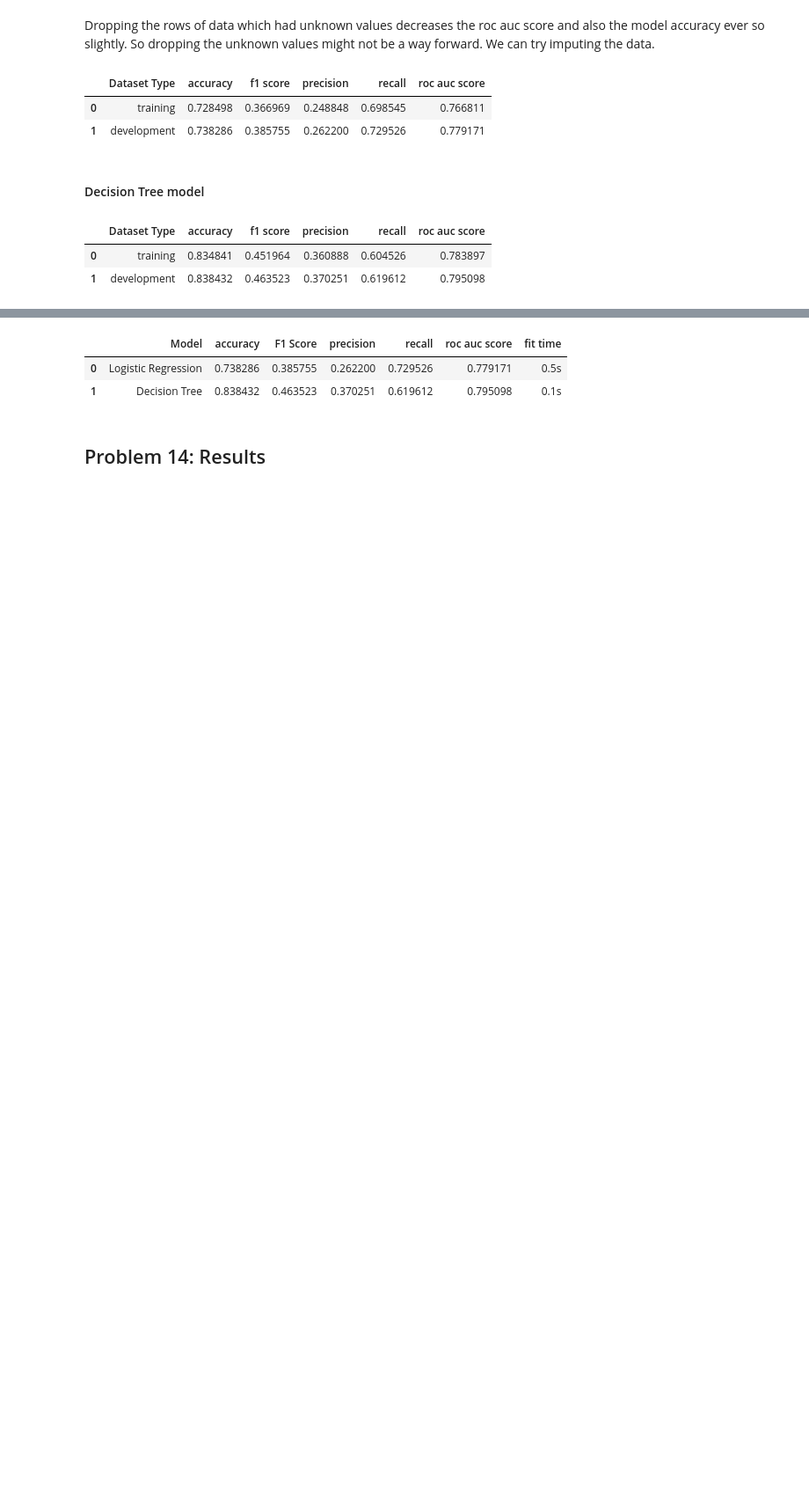
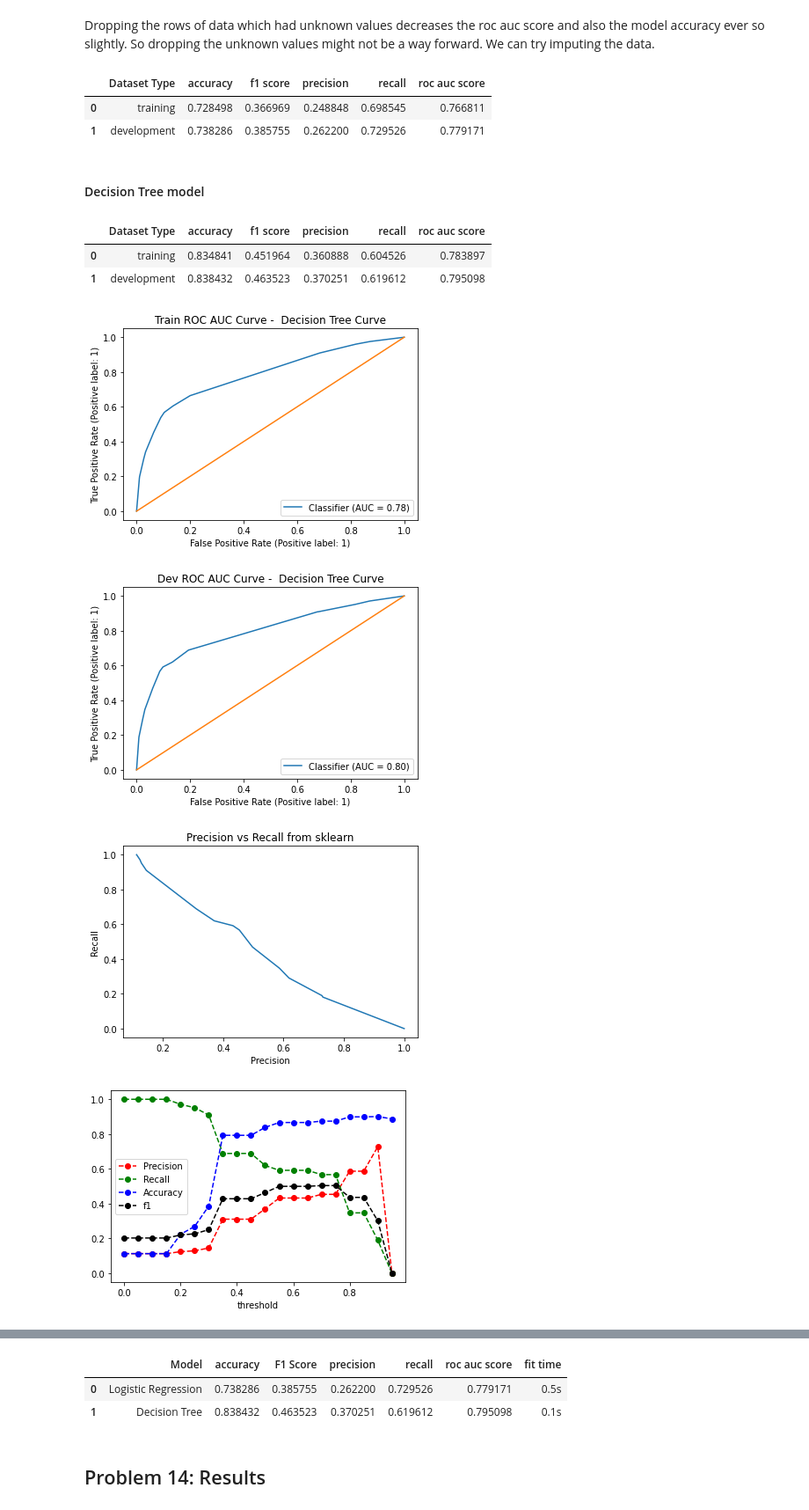
Before and after one commit to R-Madhuram/Marketing-Campaign-Analysis, a Jupyter notebook: prompt_III.ipynb, the cells around one changed output, grey strips where cells are left out. Shown at 88% size. Drawn from its saved outputs; the diff is of its cells as text; code cells hidden in the pictures; blank space fills up the shorter version.

```diff
--- a/prompt_III.ipynb
+++ b/prompt_III.ipynb
@@ -1216,3 +1229,14 @@ DTree_metrics_all_noNull_df
 |  | Dataset Type | accuracy | f1 score | precision | recall | roc auc score |
 | 0 | training | 0.834841 | 0.451964 | 0.360888 | 0.604526 | 0.783897 |
 | 1 | development | 0.838432 | 0.463523 | 0.370251 | 0.619612 | 0.795098 |
+# %%
+# Plotting the results of Decision tree models
+thresholds = np.arange(0, 1, .05)
+DTree_metrics_all_noNull_df = computeAndPlotMetrics(decision_tree_train_all_noNull,decision_tree_train_pred_prob_all_noNull[:,1],
+                              decision_tree_dev_all_noNull,decision_tree_dev_pred_prob_all_noNull[:,1],
+                                  y_dev_noNull,y_train_noNull,thresholds,'Decision Tree')
+# %% [output]
+[figure, added]
+[figure, added]
+[figure, added]
+[figure, added]
```
Also changed, not shown: parts of 3 cells of this notebook.
